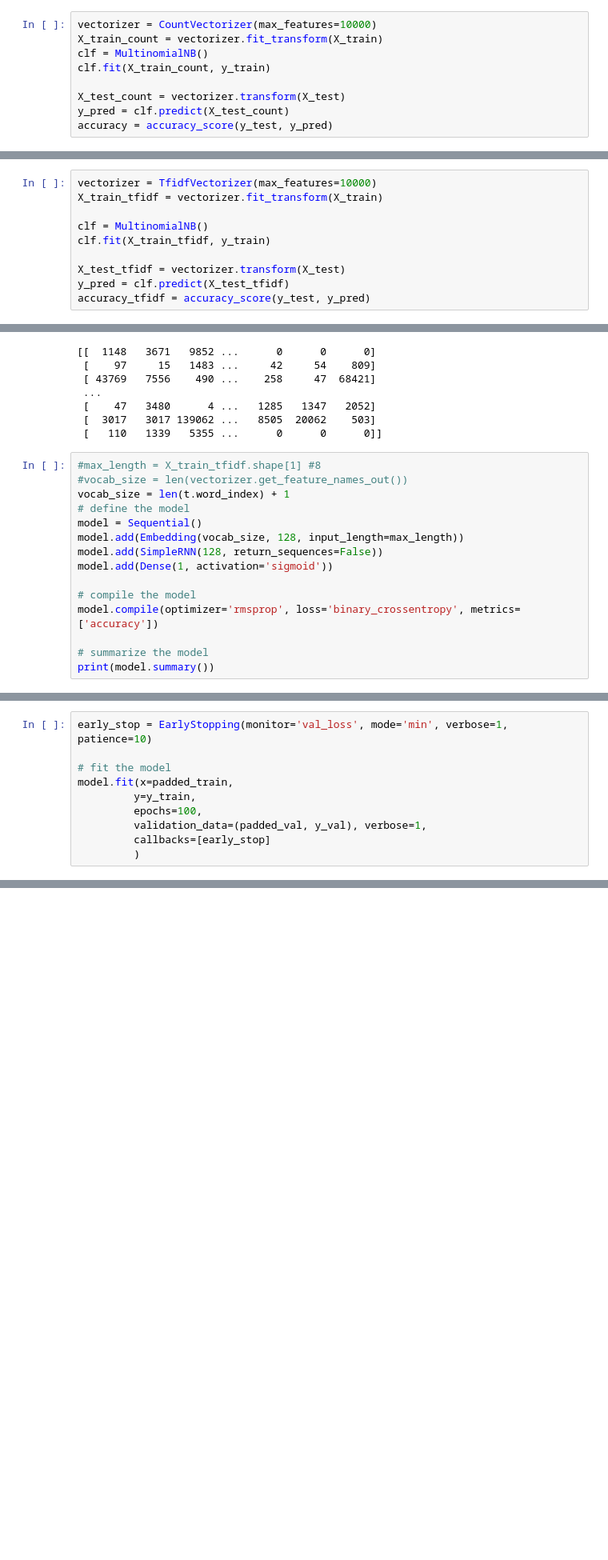
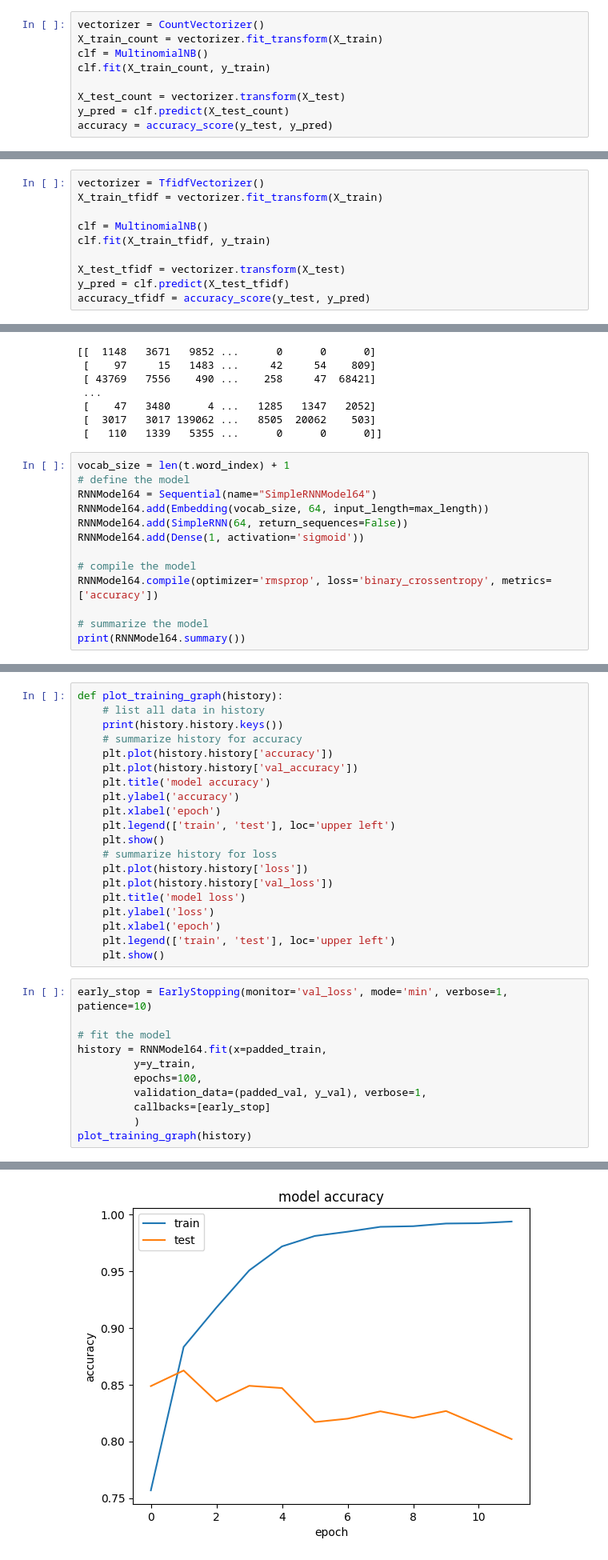
Before and after one commit to debonil/nlu-assignments, a Jupyter notebook: assignment1.ipynb, the cells around one changed output, grey strips where cells are left out. Shown at 80% size. Saved outputs shown, nothing was run; the diff lists cells and outputs as text; blank space fills up the shorter version.

```diff
--- a/assignment1.ipynb
+++ b/assignment1.ipynb
@@ -73,7 +75,7 @@ Developing ML methods:
 a. Count vectorizer features.
 b. TF-IDF features.
 # %%
-vectorizer = CountVectorizer(max_features=10000)
+vectorizer = CountVectorizer()
 X_train_count = vectorizer.fit_transform(X_train)
 clf = MultinomialNB()
 clf.fit(X_train_count, y_train)
@@ -88,5 +90,5 @@ print(accuracy*100)
 # %%
-vectorizer = TfidfVectorizer(max_features=10000)
+vectorizer = TfidfVectorizer()
 X_train_tfidf = vectorizer.fit_transform(X_train)
 
 clf = MultinomialNB()
@@ -155,18 +157,16 @@ print(padded_train)
  [  3017   3017 139062 ...   8505  20062    503]
  [   110   1339   5355 ...      0      0      0]]
 # %%
-#max_length = X_train_tfidf.shape[1] #8
-#vocab_size = len(vectorizer.get_feature_names_out())
 vocab_size = len(t.word_index) + 1
 # define the model
-model = Sequential()
-model.add(Embedding(vocab_size, 128, input_length=max_length))
-model.add(SimpleRNN(128, return_sequences=False))
-model.add(Dense(1, activation='sigmoid'))
+RNNModel64 = Sequential(name="SimpleRNNModel64")
+RNNModel64.add(Embedding(vocab_size, 64, input_length=max_length))
+RNNModel64.add(SimpleRNN(64, return_sequences=False))
+RNNModel64.add(Dense(1, activation='sigmoid'))
 
 # compile the model
-model.compile(optimizer='rmsprop', loss='binary_crossentropy', metrics=['accuracy'])
+RNNModel64.compile(optimizer='rmsprop', loss='binary_crossentropy', metrics=['accuracy'])
 
 # summarize the model
-print(model.summary())
+print(RNNModel64.summary())
 # %% [output]
@@ -186,15 +186,36 @@ Trainable params: 17,833,089
 Non-trainable params: 0
 _________________________________________________________________
 None
+# %%
+def plot_training_graph(history):
+    # list all data in history
+    print(history.history.keys())
+    # summarize history for accuracy
+    plt.plot(history.history['accuracy'])
+    plt.plot(history.history['val_accuracy'])
+    plt.title('model accuracy')
+    plt.ylabel('accuracy')
+    plt.xlabel('epoch')
+    plt.legend(['train', 'test'], loc='upper left')
+    plt.show()
+    # summarize history for loss
+    plt.plot(history.history['loss'])
+    plt.plot(history.history['val_loss'])
+    plt.title('model loss')
+    plt.ylabel('loss')
+    plt.xlabel('epoch')
+    plt.legend(['train', 'test'], loc='upper left')
+    plt.show()
 # %%
 early_stop = EarlyStopping(monitor='val_loss', mode='min', verbose=1, patience=10)
 
 # fit the model
-model.fit(x=padded_train,
+history = RNNModel64.fit(x=padded_train,
          y=y_train,
          epochs=100,
          validation_data=(padded_val, y_val), verbose=1,
          callbacks=[early_stop]
          )
+plot_training_graph(history)
 # %% [output]
 Epoch 1/100
@@ -217,0 +238 @@ Epoch 15: early stopping
+[figure, added]
```
Also changed, not shown: parts of 16 cells of this notebook.
